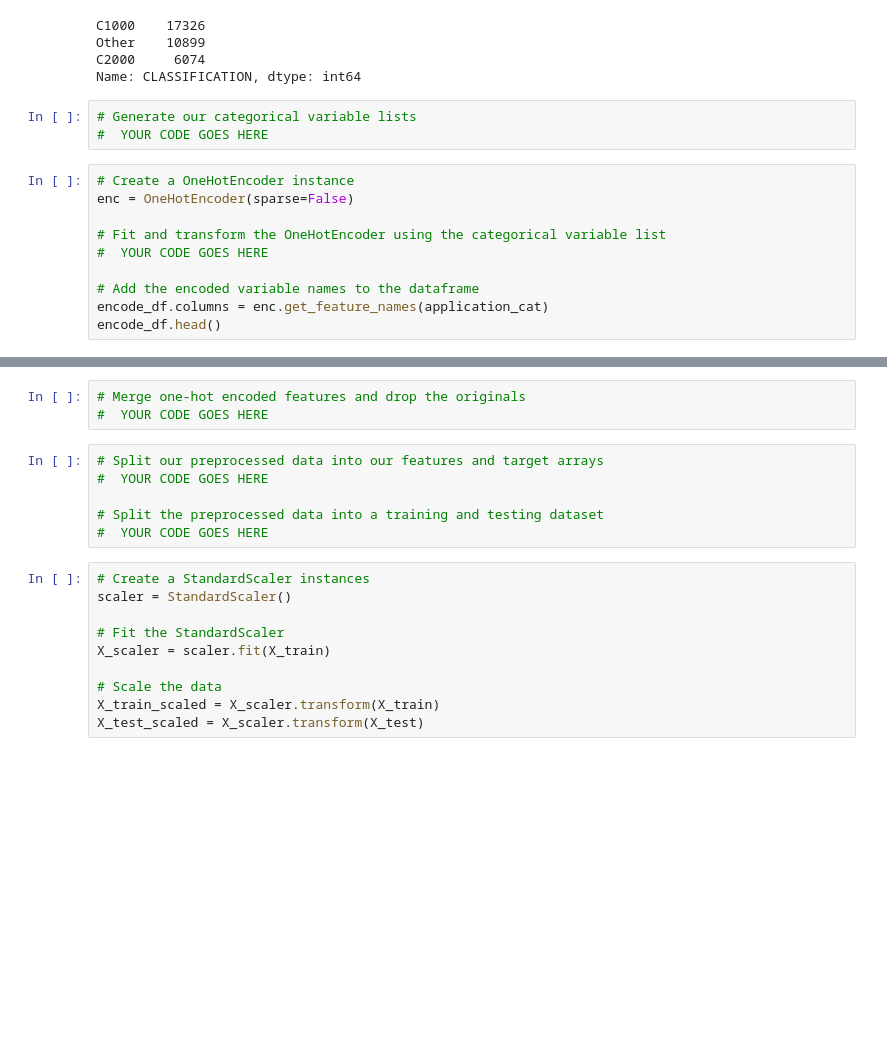
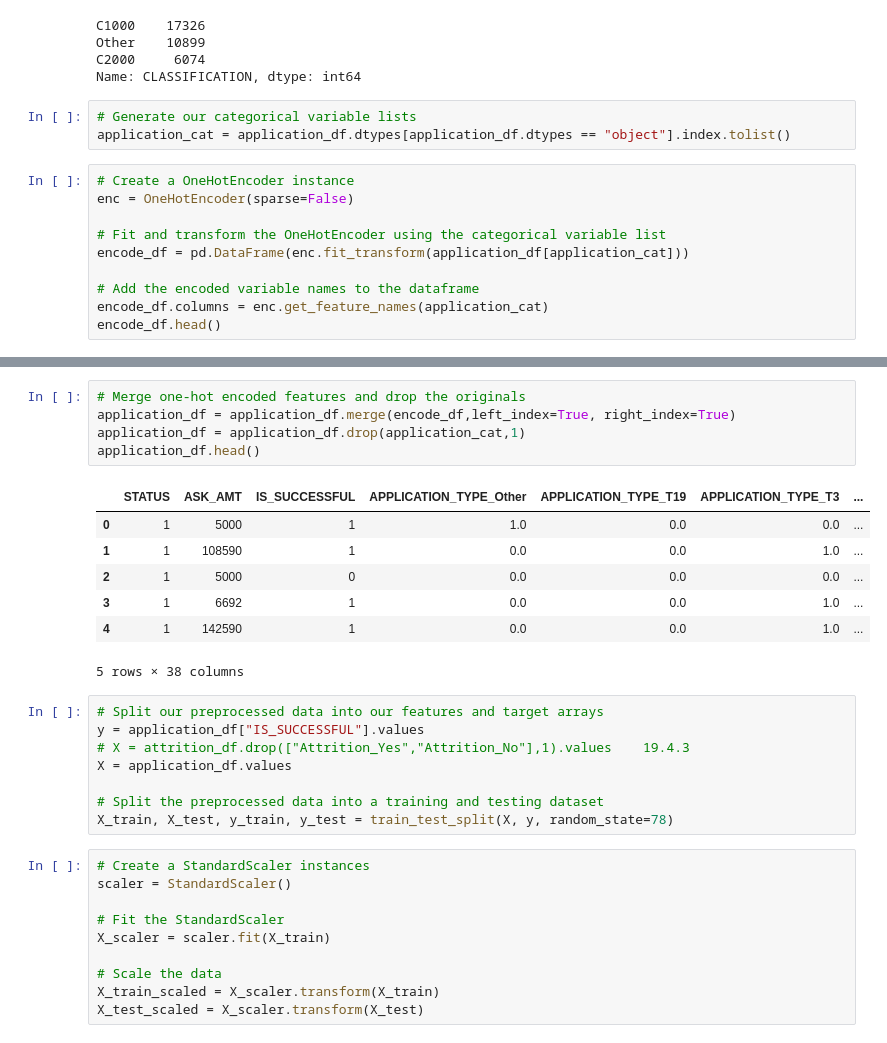
Before and after one commit to XSR700/Neural_Network_Charity_Analysis, a Jupyter notebook: AlphabetSoupCharity_RESTART.ipynb, the cells around one changed output, grey strips where cells are left out. Cells and saved outputs as stored; diff of their text form; blank space fills up the shorter version.

```diff
--- a/AlphabetSoupCharity.ipynb
+++ b/AlphabetSoupCharity_RESTART.ipynb
@@ -140,13 +140,13 @@ C2000     6074
 Name: CLASSIFICATION, dtype: int64
 # %%
 # Generate our categorical variable lists
-#  YOUR CODE GOES HERE
+application_cat = application_df.dtypes[application_df.dtypes == "object"].index.tolist()
 # %%
 # Create a OneHotEncoder instance
 enc = OneHotEncoder(sparse=False)
 
 # Fit and transform the OneHotEncoder using the categorical variable list
-#  YOUR CODE GOES HERE
+encode_df = pd.DataFrame(enc.fit_transform(application_df[application_cat]))
 
 # Add the encoded variable names to the dataframe
 encode_df.columns = enc.get_feature_names(application_cat)
@@ -154,12 +162,24 @@ encode_df.head()
 # %%
 # Merge one-hot encoded features and drop the originals
-#  YOUR CODE GOES HERE
+application_df = application_df.merge(encode_df,left_index=True, right_index=True)
+application_df = application_df.drop(application_cat,1)
+application_df.head()
+# %% [output]
+|  | STATUS | ASK_AMT | IS_SUCCESSFUL | APPLICATION_TYPE_Other | APPLICATION_TYPE_T19 | APPLICATION_TYPE_T3 | ... |
+| 0 | 1 | 5000 | 1 | 1.0 | 0.0 | 0.0 | ... |
+| 1 | 1 | 108590 | 1 | 0.0 | 0.0 | 1.0 | ... |
+| 2 | 1 | 5000 | 0 | 0.0 | 0.0 | 0.0 | ... |
+| 3 | 1 | 6692 | 1 | 0.0 | 0.0 | 1.0 | ... |
+| 4 | 1 | 142590 | 1 | 0.0 | 0.0 | 1.0 | ... |
+5 rows × 38 columns
 # %%
 # Split our preprocessed data into our features and target arrays
-#  YOUR CODE GOES HERE
+y = application_df["IS_SUCCESSFUL"].values
+# X = attrition_df.drop(["Attrition_Yes","Attrition_No"],1).values    19.4.3
+X = application_df.values
 
 # Split the preprocessed data into a training and testing dataset
-#  YOUR CODE GOES HERE
+X_train, X_test, y_train, y_test = train_test_split(X, y, random_state=78)
 # %%
 # Create a StandardScaler instances
 scaler = StandardScaler()
```
Also changed, not shown: parts of 9 cells of this notebook, 1 other file.
